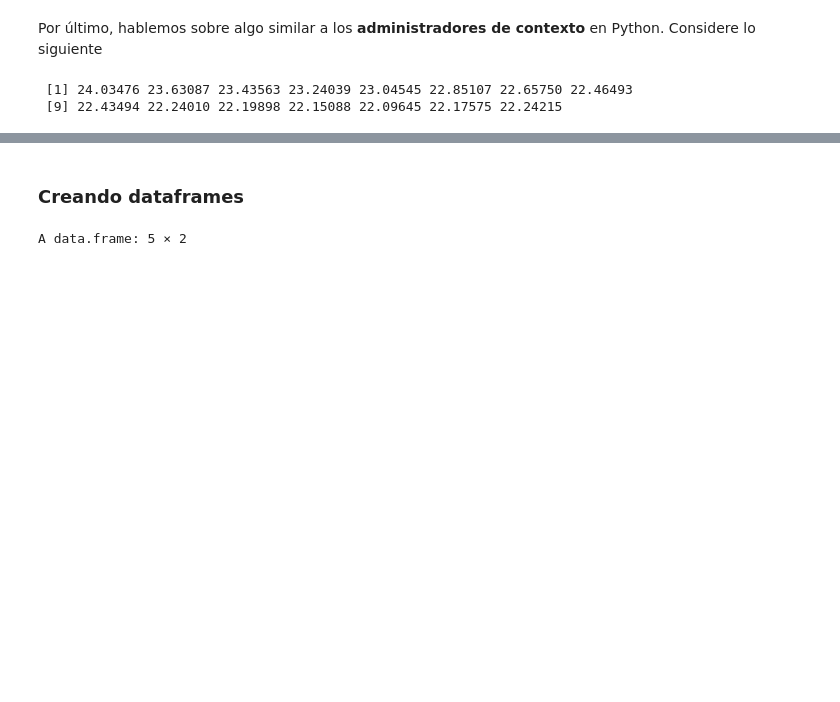
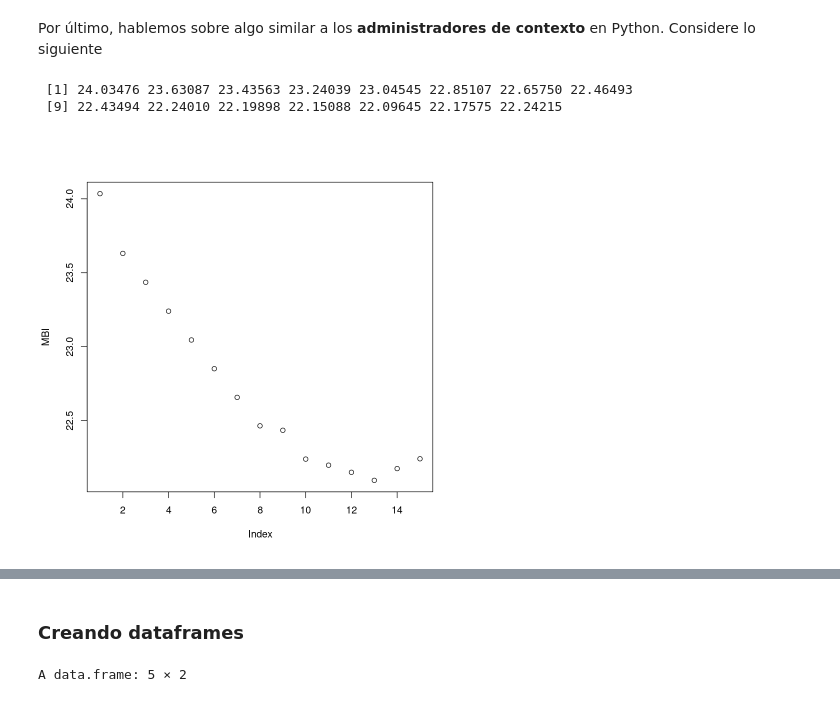
Before and after one commit to LF-Flores/CalculoActuarial-II, a Jupyter notebook: Cuadernos/Matrices_y_dataframes.ipynb, the cells around one changed output, grey strips where cells are left out. Saved outputs shown, nothing was run; the diff lists cells and outputs as text; code cells hidden in the pictures; blank space fills up the shorter version.

```diff
--- a/Cuadernos/Matrices_y_dataframes.ipynb
+++ b/Cuadernos/Matrices_y_dataframes.ipynb
@@ -295,3 +394,7 @@ MBI
 # %% [output]
  [1] 24.03476 23.63087 23.43563 23.24039 23.04545 22.85107 22.65750 22.46493
  [9] 22.43494 22.24010 22.19898 22.15088 22.09645 22.17575 22.24215
+# %%
+plot(MBI)
+# %% [output]
+[figure, added]
```
Also changed, not shown: parts of 29 cells of this notebook, 1 other file.
